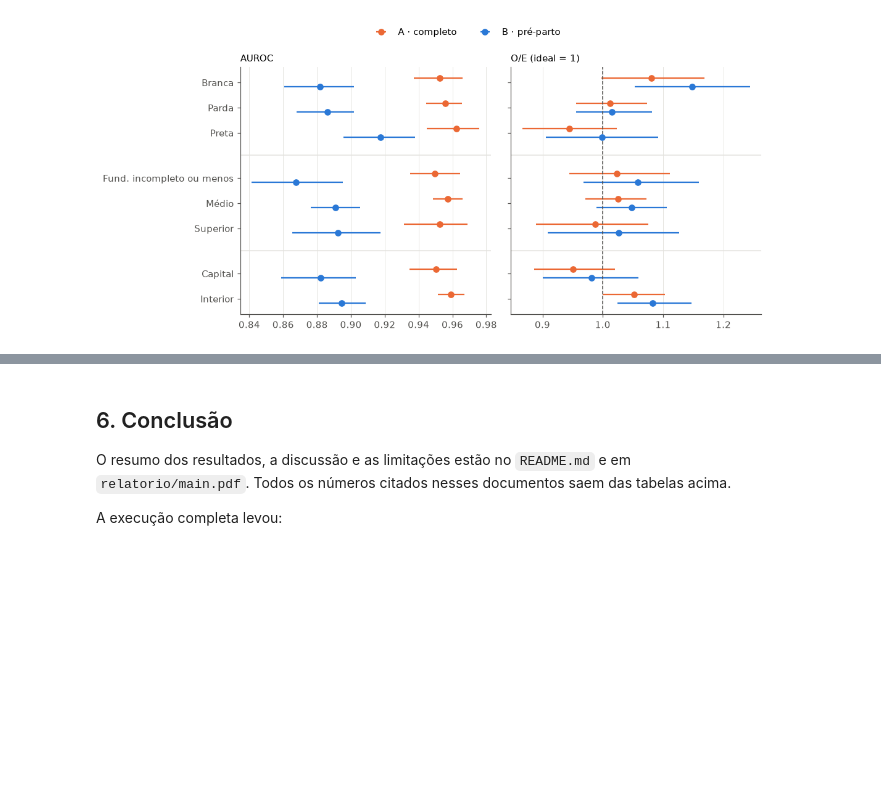
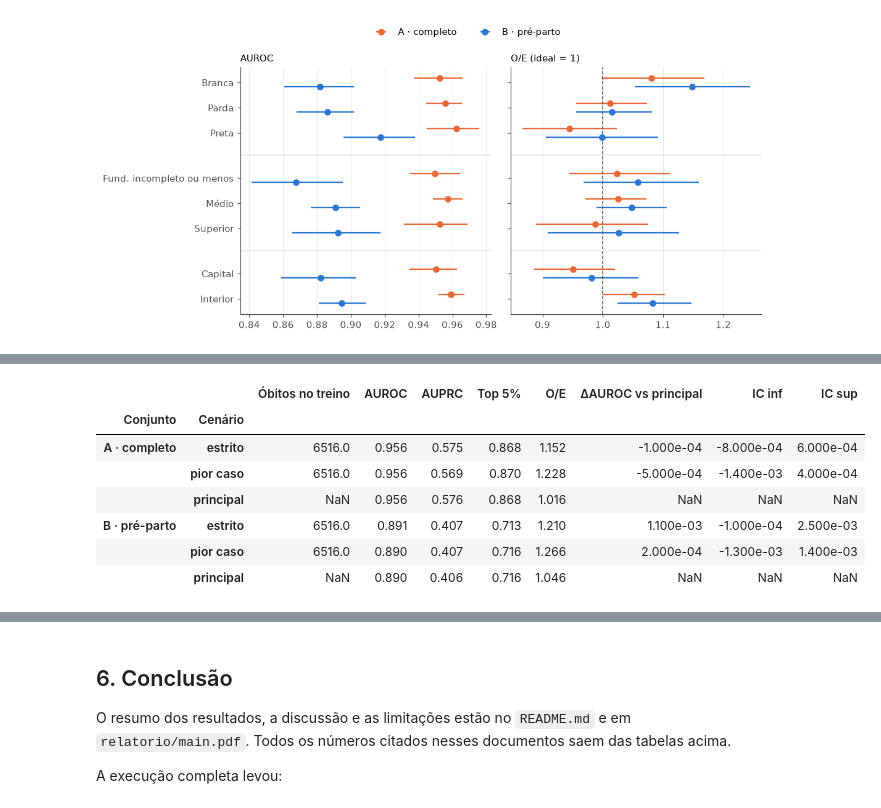
Before and after one commit to CledsonSilvaAraujo/mortalidade-neonatal-rj, a Jupyter notebook: notebook/mortalidade_neonatal_rj.ipynb, the cells around one changed output, grey strips where cells are left out. Cells and saved outputs as stored; diff of their text form; code cells hidden in the pictures; blank space fills up the shorter version.

```diff
--- a/notebook/mortalidade_neonatal_rj.ipynb
+++ b/notebook/mortalidade_neonatal_rj.ipynb
@@ -576,0 +646,23 @@ sens.round(3)
+# %%
+linhas = []
+for (conj, cen), v in C["sensibilidade"].items():
+    m, d = v["metricas"]["valor"], v["delta_auroc"]
+    linhas.append({"Conjunto": NOME_CONJ[conj], "Cenário": cen, "Óbitos no treino": v["positivos_treino"],
+                   "AUROC": m["AUROC"], "AUPRC": m["AUPRC"], "Top 5%": m["Óbitos no top 5%"], "O/E": m["O/E"],
+                   "ΔAUROC vs principal": d["delta"], "IC inf": d["ic_inf"], "IC sup": d["ic_sup"]})
+for conj in preprocess.CONJUNTOS:
+    m = R["metricas"][(conj, "XGBoost")]["valor"]
+    linhas.append({"Conjunto": NOME_CONJ[conj], "Cenário": "principal", "AUROC": m["AUROC"], "AUPRC": m["AUPRC"],
+                   "Top 5%": m["Óbitos no top 5%"], "O/E": m["O/E"]})
+sens = pd.DataFrame(linhas).sort_values(["Conjunto", "Cenário"]).set_index(["Conjunto", "Cenário"])
+sens.to_csv(FIG / "sensibilidade_linkage.csv")
+sens.round(4)
+# %% [output]
+|  |  | Óbitos no treino | AUROC | AUPRC | Top 5% | O/E | ΔAUROC vs principal | IC inf | IC sup |
+| Conjunto | Cenário |  |  |  |  |  |  |  |  |
+| A · completo | estrito | 6516.0 | 0.956 | 0.575 | 0.868 | 1.152 | -1.000e-04 | -8.000e-04 | 6.000e-04 |
+|  | pior caso | 6516.0 | 0.956 | 0.569 | 0.870 | 1.228 | -5.000e-04 | -1.400e-03 | 4.000e-04 |
+|  | principal | NaN | 0.956 | 0.576 | 0.868 | 1.016 | NaN | NaN | NaN |
+| B · pré-parto | estrito | 6516.0 | 0.891 | 0.407 | 0.713 | 1.210 | 1.100e-03 | -1.000e-04 | 2.500e-03 |
+|  | pior caso | 6516.0 | 0.890 | 0.407 | 0.716 | 1.266 | 2.000e-04 | -1.300e-03 | 1.400e-03 |
+|  | principal | NaN | 0.890 | 0.406 | 0.716 | 1.046 | NaN | NaN | NaN |
```
Also changed, not shown: parts of 15 cells of this notebook, 23 other files.
